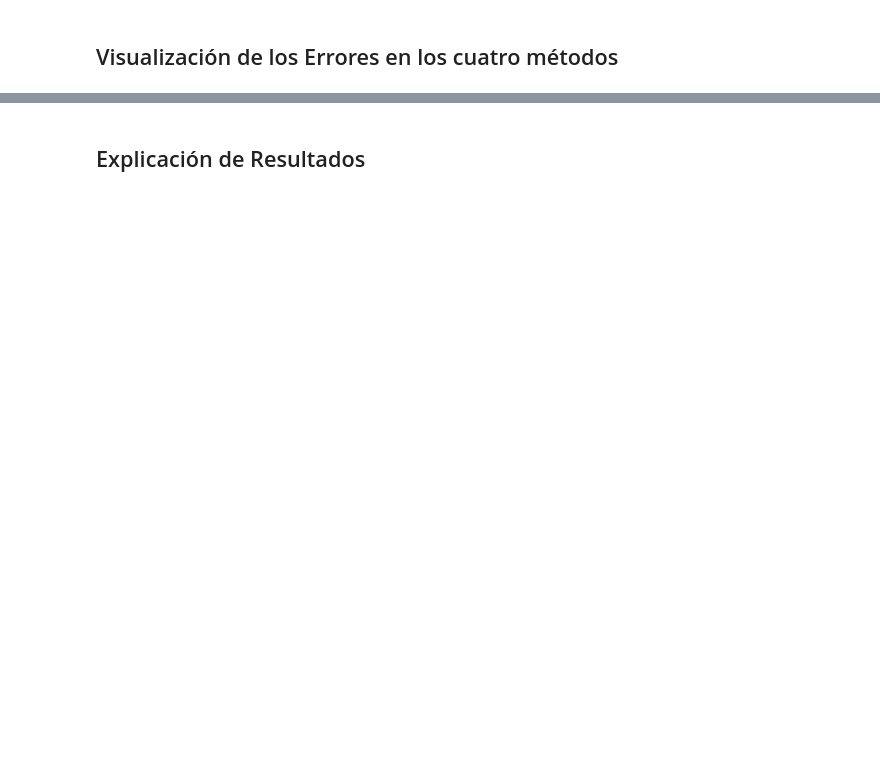
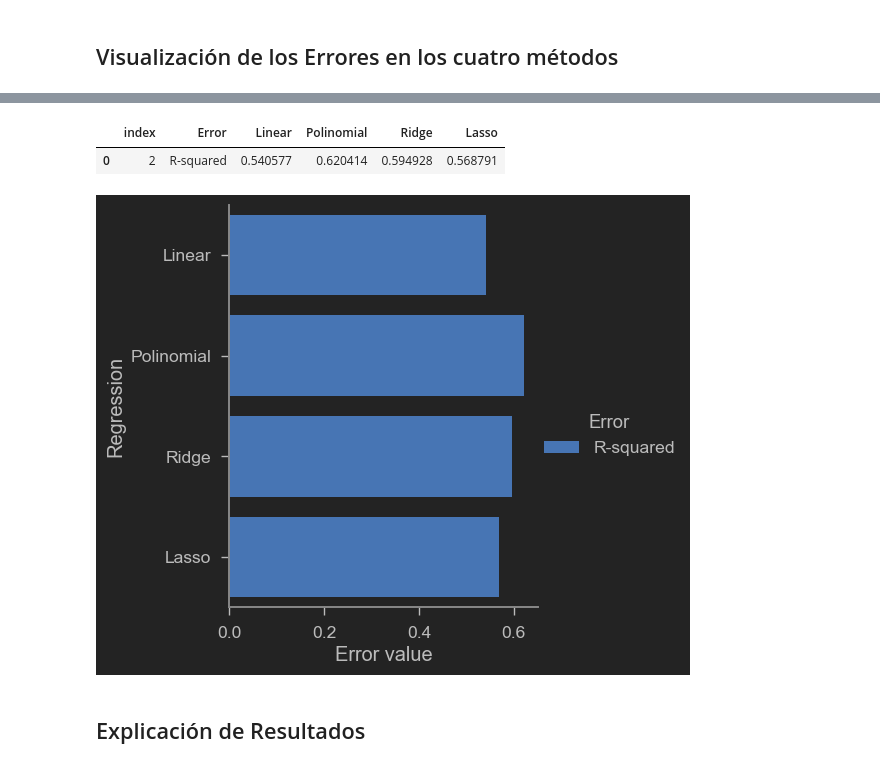
Before and after one commit to PosgradoMNA/actividades-de-aprendizaje-armandoBringas-a01200230, a Jupyter notebook: Activity_week_8/Actividad-7-Regresiones_y_K-means/TecMty_Regresion_lineal_polinomial.ipynb, the cells around one changed output, grey strips where cells are left out. Cells and saved outputs as stored; diff of their text form; code cells hidden in the pictures; blank space fills up the shorter version.

```diff
--- a/Activity_week_8/Actividad-7-Regresiones_y_K-means/TecMty_Regresion_lineal_polinomial.ipynb
+++ b/Activity_week_8/Actividad-7-Regresiones_y_K-means/TecMty_Regresion_lineal_polinomial.ipynb
@@ -745,2 +925,20 @@ plt.show()
+# %%
+error_comparison_df2 = error_comparison_df.drop([0,1], axis=0, inplace=False)
+error_comparison_df2.reset_index()
+# %% [output]
+|  | index | Error | Linear | Polinomial | Ridge | Lasso |
+| 0 | 2 | R-squared | 0.540577 | 0.620414 | 0.594928 | 0.568791 |
+# %%
+# Aplicamos un 'melt' que es un 'unpivot' de los datos para que podamos graficarlos
+error_comparison_melt_df2 = pd.melt(
+    error_comparison_df2,
+    id_vars="Error",
+    var_name="Regression",
+    value_name="Error value")
+
+sns.catplot(data=error_comparison_melt_df2, x="Error value", y="Regression", hue='Error', kind="bar")
+plt.show()
+# %% [output]
+[figure, added]
 # %% [markdown]
 ## Explicación de Resultados
```
Also changed, not shown: parts of 26 cells of this notebook.
